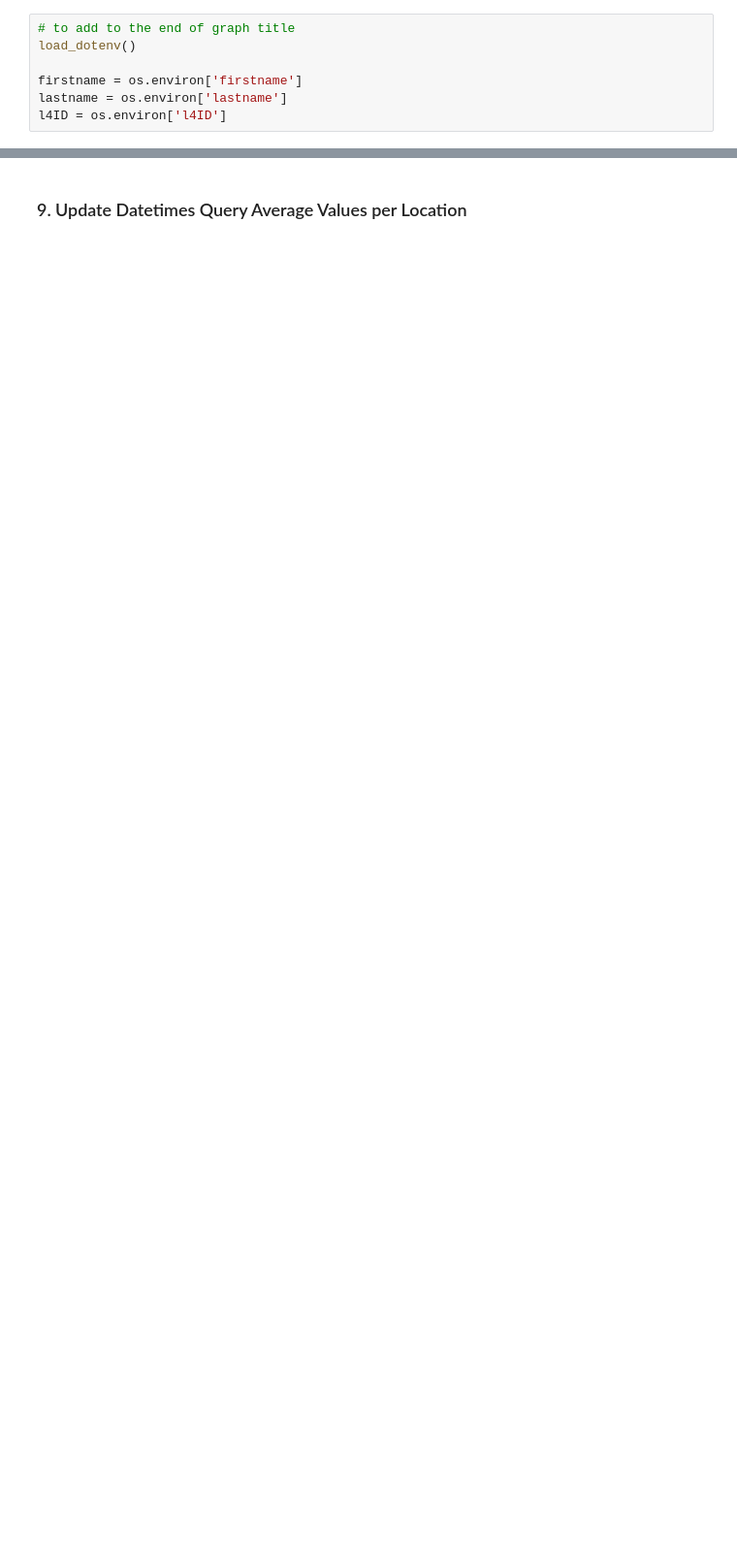
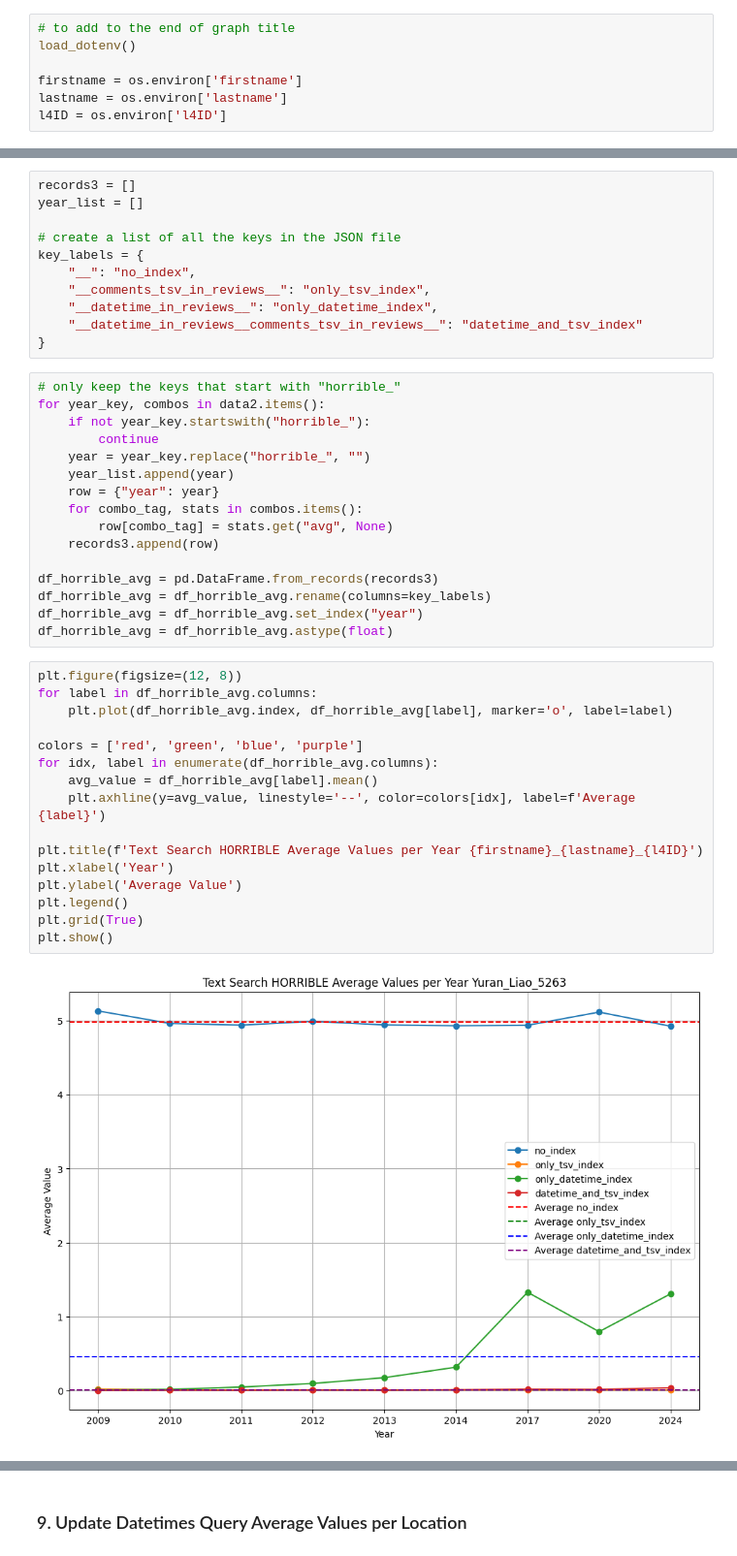
Before and after one commit to Cordieriteee/airbnb_performance_testing, a Jupyter notebook: problem 4.ipynb, the cells around one changed output, grey strips where cells are left out. Shown at 97% size. Cells and saved outputs as stored; diff of their text form; blank space fills up the shorter version.

```diff
--- a/problem 4.ipynb
+++ b/problem 4.ipynb
@@ -65,0 +129,45 @@ print(json.dumps(data, indent=4, sort_keys=True))
+# %%
+records3 = []
+year_list = []
+
+# create a list of all the keys in the JSON file
+key_labels = {
+    "__": "no_index",
+    "__comments_tsv_in_reviews__": "only_tsv_index",
+    "__datetime_in_reviews__": "only_datetime_index",
+    "__datetime_in_reviews__comments_tsv_in_reviews__": "datetime_and_tsv_index"
+}
+# %%
+# only keep the keys that start with "horrible_"
+for year_key, combos in data2.items():
+    if not year_key.startswith("horrible_"):
+        continue
+    year = year_key.replace("horrible_", "")
+    year_list.append(year)
+    row = {"year": year}
+    for combo_tag, stats in combos.items():
+        row[combo_tag] = stats.get("avg", None)
+    records3.append(row)
+
+df_horrible_avg = pd.DataFrame.from_records(records3)
+df_horrible_avg = df_horrible_avg.rename(columns=key_labels)
+df_horrible_avg = df_horrible_avg.set_index("year")
+df_horrible_avg = df_horrible_avg.astype(float)
+# %%
+plt.figure(figsize=(12, 8))
+for label in df_horrible_avg.columns:
+    plt.plot(df_horrible_avg.index, df_horrible_avg[label], marker='o', label=label)
+
+colors = ['red', 'green', 'blue', 'purple']
+for idx, label in enumerate(df_horrible_avg.columns):
+    avg_value = df_horrible_avg[label].mean()
+    plt.axhline(y=avg_value, linestyle='--', color=colors[idx], label=f'Average {label}')
+
+plt.title(f'Text Search HORRIBLE Average Values per Year {firstname}_{lastname}_{l4ID}')
+plt.xlabel('Year')
+plt.ylabel('Average Value')
+plt.legend()
+plt.grid(True)
+plt.show()
+# %% [output]
+[figure, added]
```
Also changed, not shown: parts of 27 cells of this notebook, 3 other files.
